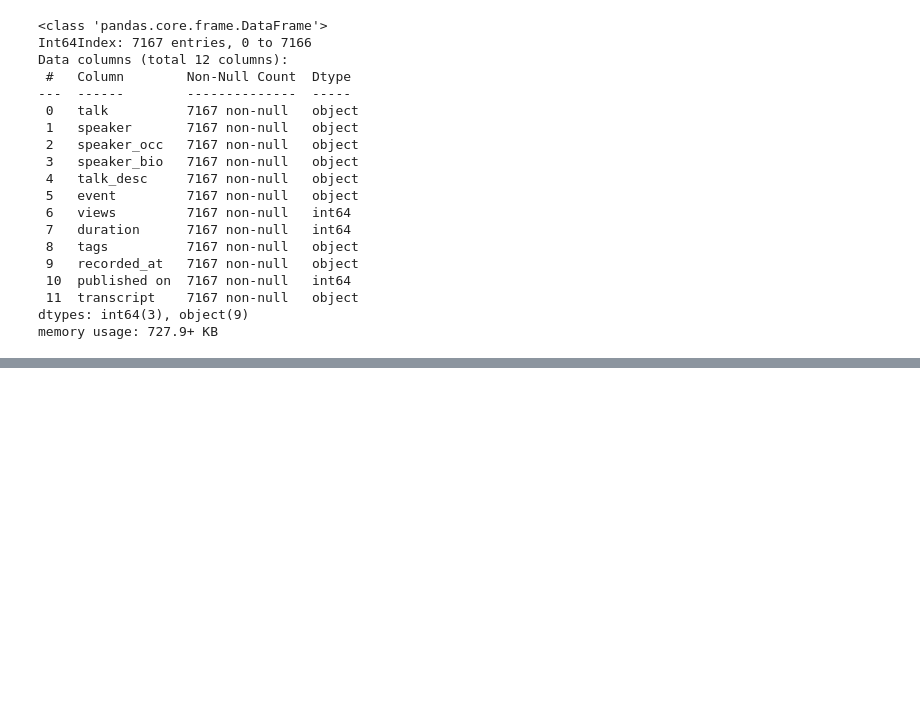
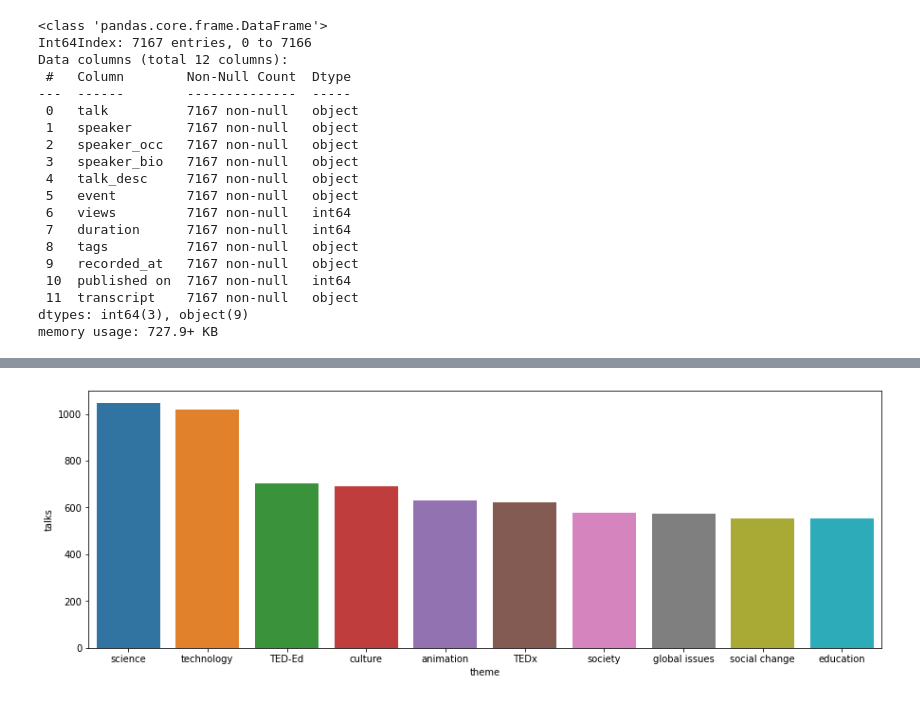
Before and after one commit to vaishakmk/TedTalk-Analysis, a Jupyter notebook: yasaswi.ipynb, the cells around one changed output, grey strips where cells are left out. Drawn from its saved outputs; the diff is of its cells as text; code cells hidden in the pictures; blank space fills up the shorter version.

```diff
--- a/yasaswi.ipynb
+++ b/yasaswi.ipynb
@@ -301,0 +310,9 @@ memory usage: 727.9+ KB
+# %%
+import ast
+df['tags'] = df['tags'].apply(lambda x: ast.literal_eval(x))
+# %%
+s = df.apply(lambda x: pd.Series(x['tags']),axis=1).stack().reset_index(level=1, drop=True)
+s.name = 'theme'
+# %%
+theme_df = df.drop('tags', axis=1).join(s)
+theme_df.head()
@@ -301,0 +330,4 @@ memory usage: 727.9+ KB
+# %%
+pop_themes = pd.DataFrame(theme_df['theme'].value_counts()).reset_index()
+pop_themes.columns = ['theme', 'talks']
+pop_themes.head(10)
@@ -301,0 +346,6 @@ memory usage: 727.9+ KB
+# %%
+plt.figure(figsize=(15,5))
+sns.barplot(x='theme', y='talks', data=pop_themes.head(10))
+plt.show()
+# %% [output]
+[figure, added]
```
Also changed, not shown: parts of 7 cells of this notebook.
